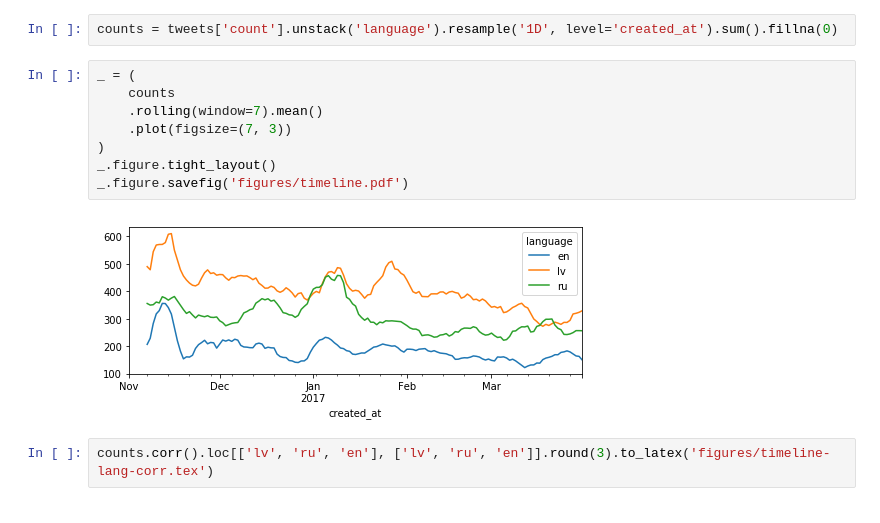
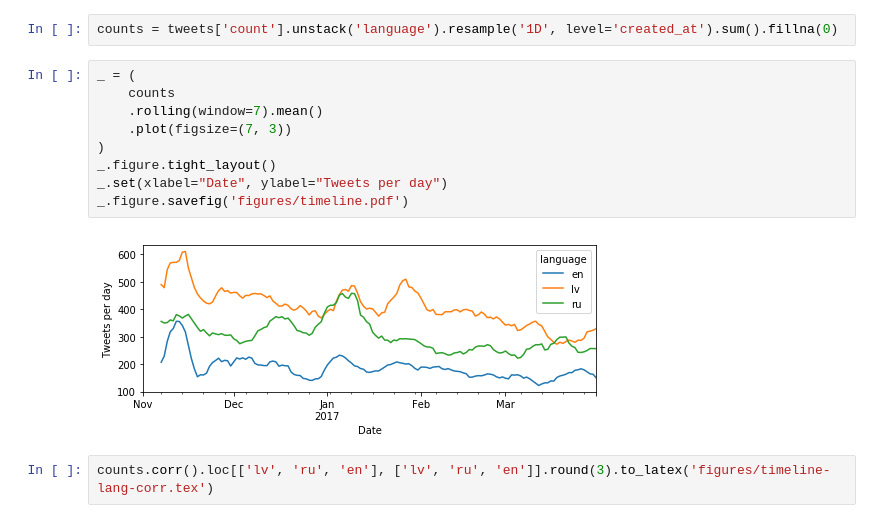
Before and after one commit to dimazest/2017-lv-corpus, a Jupyter notebook: supplement/notebook.ipynb, the cells around one changed output. Drawn from its saved outputs; the diff is of its cells as text.

```diff
--- a/supplement/notebook.ipynb
+++ b/supplement/notebook.ipynb
@@ -23,13 +23,14 @@ counts = tweets['count'].unstack('language').resample('1D', level='created_at').
 # %%
 _ = (
     counts
     .rolling(window=7).mean()
     .plot(figsize=(7, 3))
 )
 _.figure.tight_layout()
+_.set(xlabel="Date", ylabel="Tweets per day")
 _.figure.savefig('figures/timeline.pdf')
 # %% [output]
-[figure, old version]
+[figure, new version]
 # %%
 counts.corr().loc[['lv', 'ru', 'en'], ['lv', 'ru', 'en']].round(3).to_latex('figures/timeline-lang-corr.tex')
 # %% [markdown]
```
Also changed, not shown: parts of 22 cells of this notebook, 1 other file.
